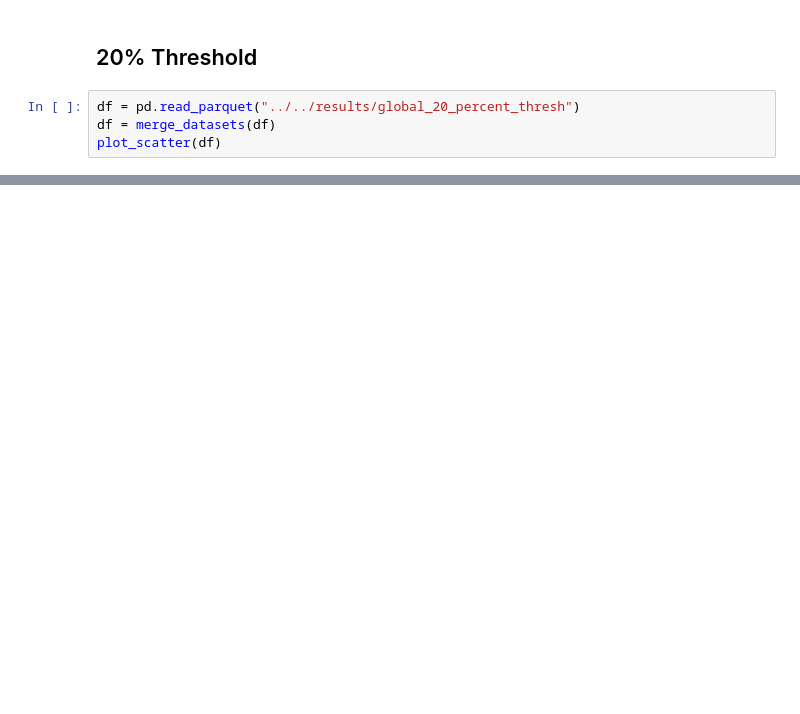
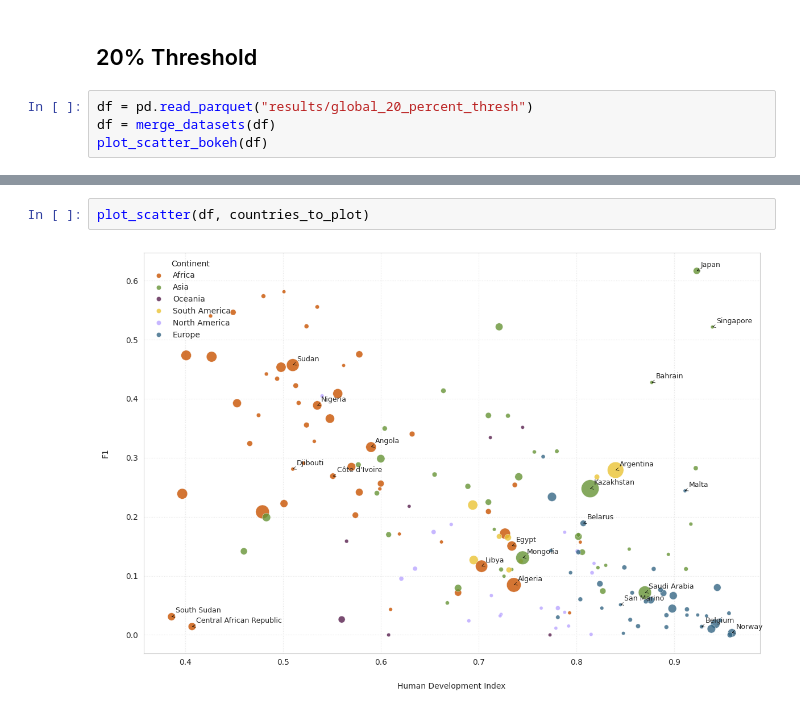
Before and after one commit to jankokla/conflict-monitoring-ntl, a Jupyter notebook: docs/notebooks/global_overlap.ipynb, the cells around one changed output, grey strips where cells are left out. Saved outputs shown, nothing was run; the diff lists cells and outputs as text; blank space fills up the shorter version.

```diff
--- a/docs/notebooks/global_overlap.ipynb
+++ b/docs/notebooks/global_overlap.ipynb
@@ -84,9 +140,9 @@ plot_scatter(df)
 # %% [markdown]
 ## 20% Threshold
 # %%
-df = pd.read_parquet("../../results/global_20_percent_thresh")
+df = pd.read_parquet("results/global_20_percent_thresh")
 df = merge_datasets(df)
-plot_scatter(df)
+plot_scatter_bokeh(df)
 # %% [output]
 [interactive output not drawn]
 [interactive output not drawn]
@@ -92,0 +159,4 @@ plot_scatter(df)
+# %%
+plot_scatter(df, countries_to_plot)
+# %% [output]
+[figure, added]
```
Also changed, not shown: parts of 9 cells of this notebook, 12 other files.
